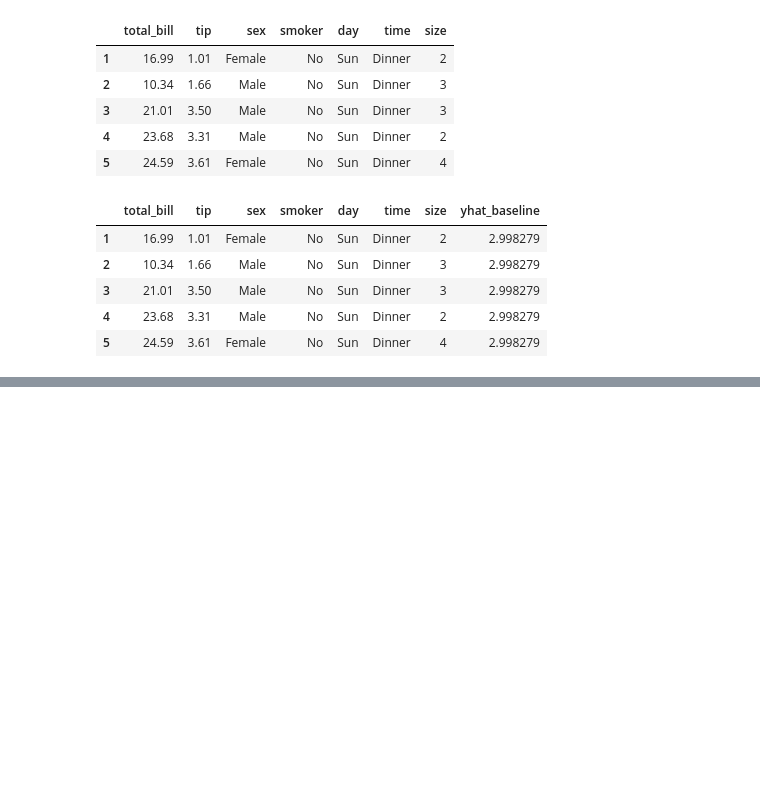
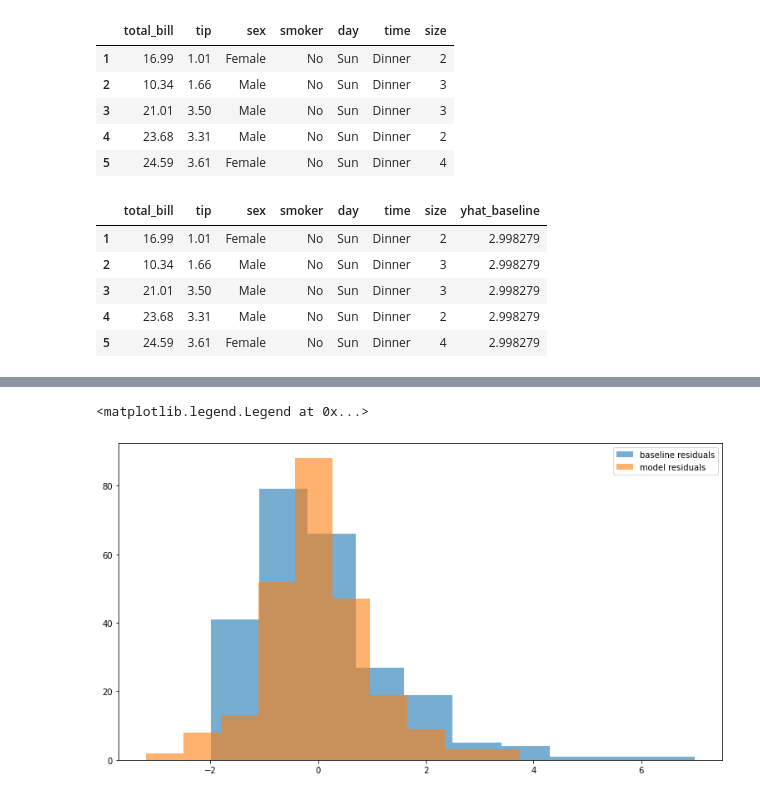
Before and after one commit to jamesallen0351/regression-exercises, a Jupyter notebook: evaluate.ipynb, the cells around one changed output, grey strips where cells are left out. Drawn from its saved outputs; the diff is of its cells as text; code cells hidden in the pictures; blank space fills up the shorter version.

```diff
--- a/evaluate.ipynb
+++ b/evaluate.ipynb
@@ -101,0 +90,9 @@ NameError: name 'X' is not defined
+# %%
+# fiting my data using example provided
+from sklearn.linear_model import LinearRegression
+
+model = LinearRegression().fit(df[['total_bill']], df[['tip']])
+predictions = model.predict(df[['total_bill']])
+# %%
+# creating a 'yhat' column from predictions
+df['yhat'] = predictions
@@ -101,0 +108,3 @@ NameError: name 'X' is not defined
+# %%
+# creating a 'residuals' column using 'tip' and 'yhat' column
+df['residuals'] = df.tip - df.yhat
@@ -101,0 +120,3 @@ NameError: name 'X' is not defined
+# %%
+# creating a 'baseline_residuals' column using 'tip' and 'baseline'
+df['baseline_residuals'] = df.tip - df.yhat_baseline
@@ -101,0 +132,10 @@ NameError: name 'X' is not defined
+# %%
+# Plot the residuals for the linear regression model that you made.
+fig, ax = plt.subplots(figsize=(13, 7))
+
+ax.hist(df.baseline_residuals, label='baseline residuals', alpha=.6)
+ax.hist(df.residuals, label='model residuals', alpha=.6)
+ax.legend()
+# %% [output]
+<matplotlib.legend.Legend at 0x...>
+[figure, added]
```
Also changed, not shown: parts of 22 cells of this notebook.
